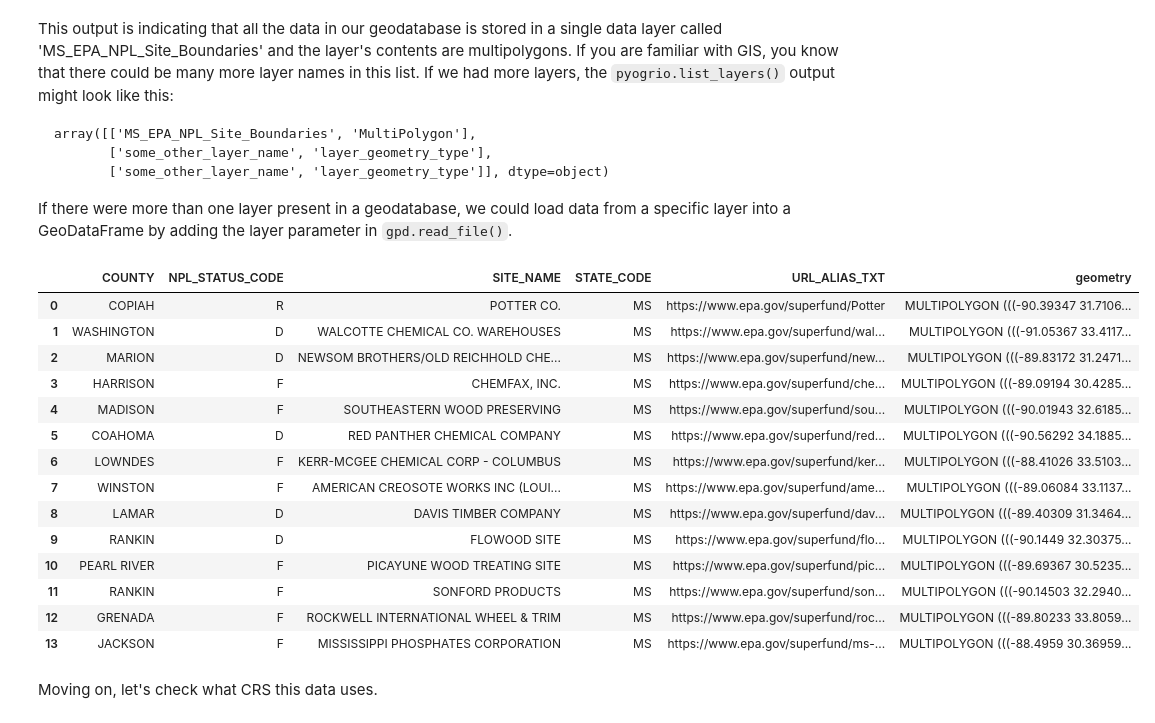
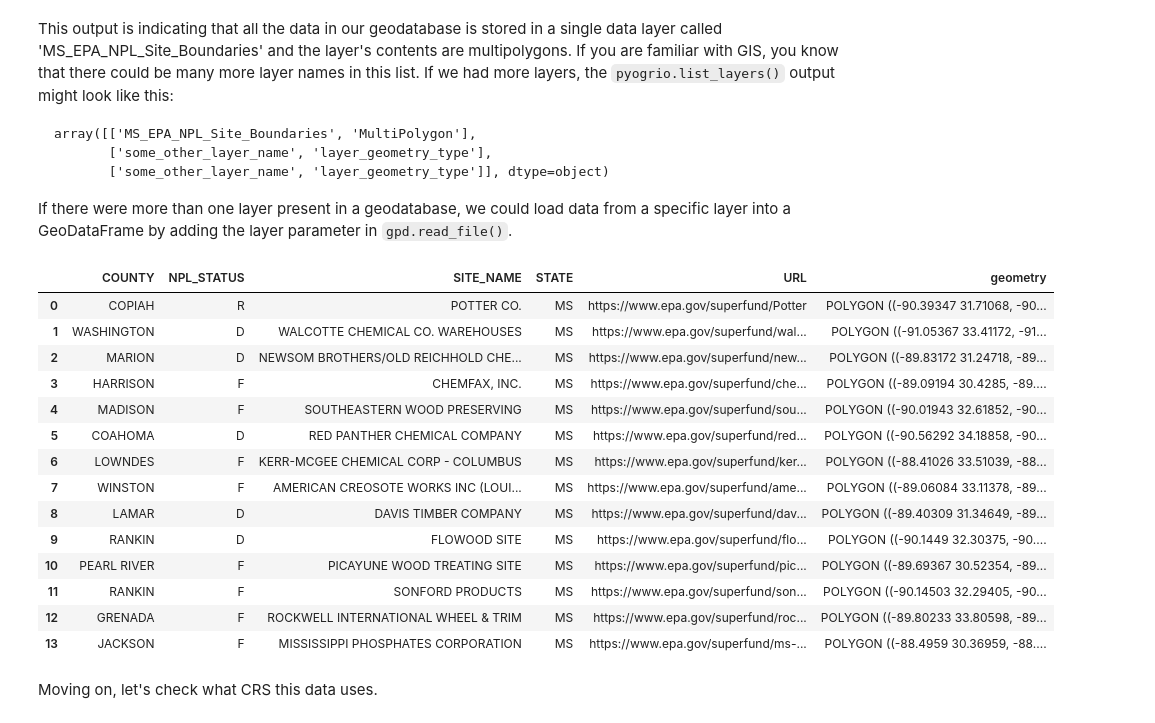
Before and after one commit to kerriegeil/DEV_canvas_beginner_py, a Jupyter notebook: IntroToGeopandas.ipynb, the cells around one changed output. Saved outputs shown, nothing was run; the diff lists cells and outputs as text; code cells hidden in the pictures.

Commit message:
revise for simplified data files, add ex 5

````diff
--- a/IntroToGeopandas.ipynb
+++ b/IntroToGeopandas.ipynb
@@ -537,25 +523,24 @@ array([['MS_EPA_NPL_Site_Boundaries', 'MultiPolygon'],
 
 If there were more than one layer present in a geodatabase, we could load data from a specific layer into a GeoDataFrame by adding the layer parameter in ```gpd.read_file()```.
 # %%
-gdf_sites=gpd.read_file('data/EPA_superfund_boundaries/MS_EPA_NPL_Site_Boundaries.gdb', layer='MS_EPA_NPL_Site_Boundaries',
-                       columns = ['SITE_NAME','URL_ALIAS_TXT','NPL_STATUS_CODE','COUNTY','STATE_CODE'])
+gdf_sites=gpd.read_file('data/EPA_superfund_boundaries/MS_EPA_NPL_Site_Boundaries.gdb', layer='MS_EPA_NPL_Site_Boundaries')
 gdf_sites
 # %% [output]
-|  | COUNTY | NPL_STATUS_CODE | SITE_NAME | STATE_CODE | URL_ALIAS_TXT | geometry |
-| 0 | COPIAH | R | POTTER CO. | MS | https://www.epa.gov/superfund/Potter | MULTIPOLYGON (((-90.39347 31.7106... |
-| 1 | WASHINGTON | D | WALCOTTE CHEMICAL CO. WAREHOUSES | MS | https://www.epa.gov/superfund/wal... | MULTIPOLYGON (((-91.05367 33.4117... |
-| 2 | MARION | D | NEWSOM BROTHERS/OLD REICHHOLD CHE... | MS | https://www.epa.gov/superfund/new... | MULTIPOLYGON (((-89.83172 31.2471... |
-| 3 | HARRISON | F | CHEMFAX, INC. | MS | https://www.epa.gov/superfund/che... | MULTIPOLYGON (((-89.09194 30.4285... |
-| 4 | MADISON | F | SOUTHEASTERN WOOD PRESERVING | MS | https://www.epa.gov/superfund/sou... | MULTIPOLYGON (((-90.01943 32.6185... |
-| 5 | COAHOMA | D | RED PANTHER CHEMICAL COMPANY | MS | https://www.epa.gov/superfund/red... | MULTIPOLYGON (((-90.56292 34.1885... |
-| 6 | LOWNDES | F | KERR-MCGEE CHEMICAL CORP - COLUMBUS | MS | https://www.epa.gov/superfund/ker... | MULTIPOLYGON (((-88.41026 33.5103... |
-| 7 | WINSTON | F | AMERICAN CREOSOTE WORKS INC (LOUI... | MS | https://www.epa.gov/superfund/ame... | MULTIPOLYGON (((-89.06084 33.1137... |
-| 8 | LAMAR | D | DAVIS TIMBER COMPANY | MS | https://www.epa.gov/superfund/dav... | MULTIPOLYGON (((-89.40309 31.3464... |
-| 9 | RANKIN | D | FLOWOOD SITE | MS | https://www.epa.gov/superfund/flo... | MULTIPOLYGON (((-90.1449 32.30375... |
-| 10 | PEARL RIVER | F | PICAYUNE WOOD TREATING SITE | MS | https://www.epa.gov/superfund/pic... | MULTIPOLYGON (((-89.69367 30.5235... |
-| 11 | RANKIN | F | SONFORD PRODUCTS | MS | https://www.epa.gov/superfund/son... | MULTIPOLYGON (((-90.14503 32.2940... |
-| 12 | GRENADA | F | ROCKWELL INTERNATIONAL WHEEL & TRIM | MS | https://www.epa.gov/superfund/roc... | MULTIPOLYGON (((-89.80233 33.8059... |
-| 13 | JACKSON | F | MISSISSIPPI PHOSPHATES CORPORATION | MS | https://www.epa.gov/superfund/ms-... | MULTIPOLYGON (((-88.4959 30.36959... |
+|  | COUNTY | NPL_STATUS | SITE_NAME | STATE | URL | geometry |
+| 0 | COPIAH | R | POTTER CO. | MS | https://www.epa.gov/superfund/Potter | POLYGON ((-90.39347 31.71068, -90... |
+| 1 | WASHINGTON | D | WALCOTTE CHEMICAL CO. WAREHOUSES | MS | https://www.epa.gov/superfund/wal... | POLYGON ((-91.05367 33.41172, -91... |
+| 2 | MARION | D | NEWSOM BROTHERS/OLD REICHHOLD CHE... | MS | https://www.epa.gov/superfund/new... | POLYGON ((-89.83172 31.24718, -89... |
+| 3 | HARRISON | F | CHEMFAX, INC. | MS | https://www.epa.gov/superfund/che... | POLYGON ((-89.09194 30.4285, -89.... |
+| 4 | MADISON | F | SOUTHEASTERN WOOD PRESERVING | MS | https://www.epa.gov/superfund/sou... | POLYGON ((-90.01943 32.61852, -90... |
+| 5 | COAHOMA | D | RED PANTHER CHEMICAL COMPANY | MS | https://www.epa.gov/superfund/red... | POLYGON ((-90.56292 34.18858, -90... |
+| 6 | LOWNDES | F | KERR-MCGEE CHEMICAL CORP - COLUMBUS | MS | https://www.epa.gov/superfund/ker... | POLYGON ((-88.41026 33.51039, -88... |
+| 7 | WINSTON | F | AMERICAN CREOSOTE WORKS INC (LOUI... | MS | https://www.epa.gov/superfund/ame... | POLYGON ((-89.06084 33.11378, -89... |
+| 8 | LAMAR | D | DAVIS TIMBER COMPANY | MS | https://www.epa.gov/superfund/dav... | POLYGON ((-89.40309 31.34649, -89... |
+| 9 | RANKIN | D | FLOWOOD SITE | MS | https://www.epa.gov/superfund/flo... | POLYGON ((-90.1449 32.30375, -90.... |
+| 10 | PEARL RIVER | F | PICAYUNE WOOD TREATING SITE | MS | https://www.epa.gov/superfund/pic... | POLYGON ((-89.69367 30.52354, -89... |
+| 11 | RANKIN | F | SONFORD PRODUCTS | MS | https://www.epa.gov/superfund/son... | POLYGON ((-90.14503 32.29405, -90... |
+| 12 | GRENADA | F | ROCKWELL INTERNATIONAL WHEEL & TRIM | MS | https://www.epa.gov/superfund/roc... | POLYGON ((-89.80233 33.80598, -89... |
+| 13 | JACKSON | F | MISSISSIPPI PHOSPHATES CORPORATION | MS | https://www.epa.gov/superfund/ms-... | POLYGON ((-88.4959 30.36959, -88.... |
 # %% [markdown]
 Moving on, let's check what CRS this data uses.
 # %%
````
Also changed, not shown: parts of 54 cells of this notebook.
